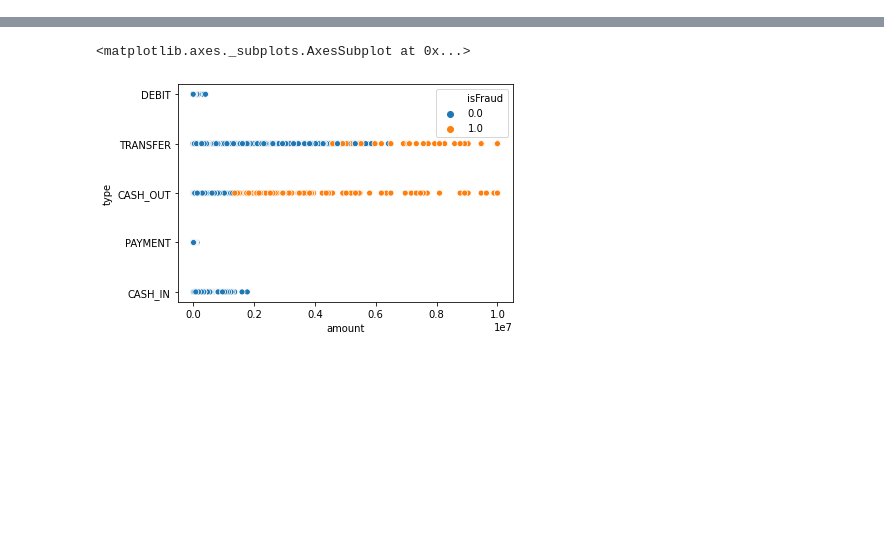
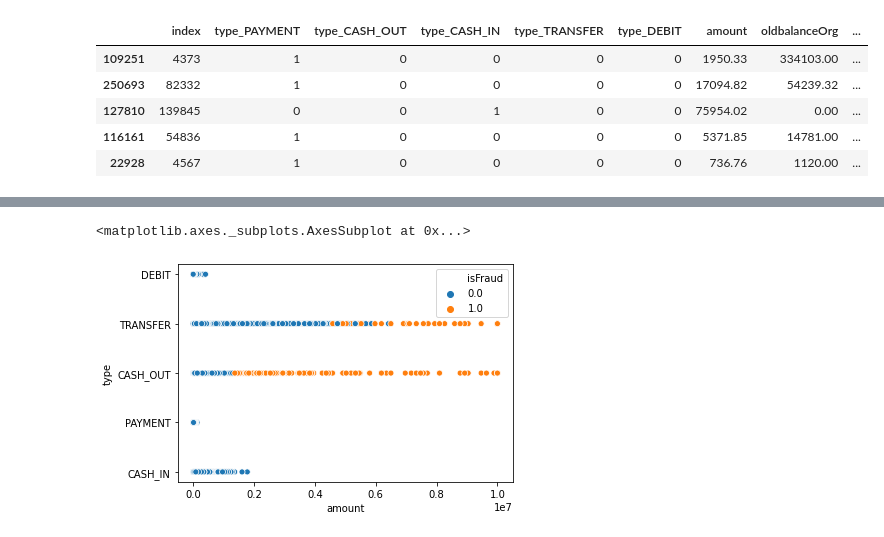
Before and after one commit to nilberthsouza/Synthetic-Financial-Datasets-For-Fraud-Detection, a Jupyter notebook: edaTheseAndModel.ipynb, the cells around one changed output, grey strips where cells are left out. Drawn from its saved outputs; the diff is of its cells as text; code cells hidden in the pictures; blank space fills up the shorter version.

```diff
--- a/edaTheseAndModel.ipynb
+++ b/edaTheseAndModel.ipynb
@@ -84,0 +121,7 @@ df.amount[df.isFraud == 1].hist()
+# %%
+
+from category_encoders.one_hot import OneHotEncoder
+
+enc = OneHotEncoder(cols=['type'], use_cat_names=True)
+enc.fit(df)
+df_ohe = enc.transform(df)
@@ -128,3 +153,12 @@ dtype: object
+# %%
+X_train.head()
+# %% [output]
+|  | index | type_PAYMENT | type_CASH_OUT | type_CASH_IN | type_TRANSFER | type_DEBIT | amount | oldbalanceOrg | ... |
+| 109251 | 4373 | 1 | 0 | 0 | 0 | 0 | 1950.33 | 334103.00 | ... |
+| 250693 | 82332 | 1 | 0 | 0 | 0 | 0 | 17094.82 | 54239.32 | ... |
+| 127810 | 139845 | 0 | 0 | 1 | 0 | 0 | 75954.02 | 0.00 | ... |
+| 116161 | 54836 | 1 | 0 | 0 | 0 | 0 | 5371.85 | 14781.00 | ... |
+| 22928 | 4567 | 1 | 0 | 0 | 0 | 0 | 736.76 | 1120.00 | ... |
 # %%
 plt.figure(figsize=(10,10))
 sns.heatmap(train.corr(), annot=True, cmap="Blues")
```
Also changed, not shown: parts of 24 cells of this notebook.
